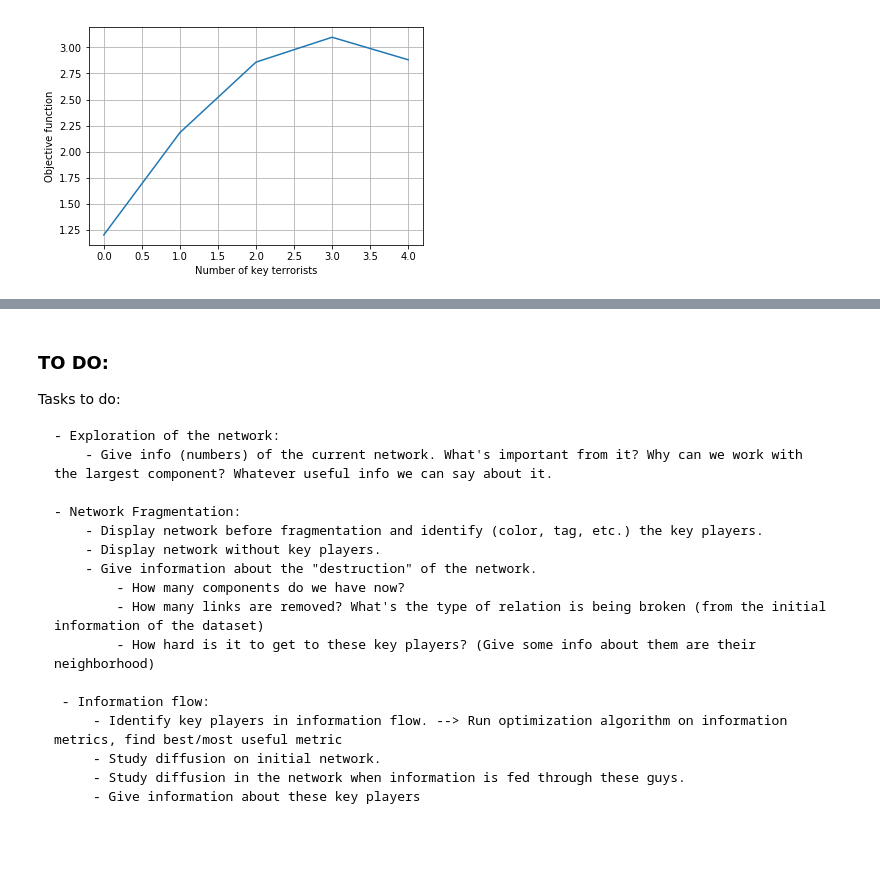
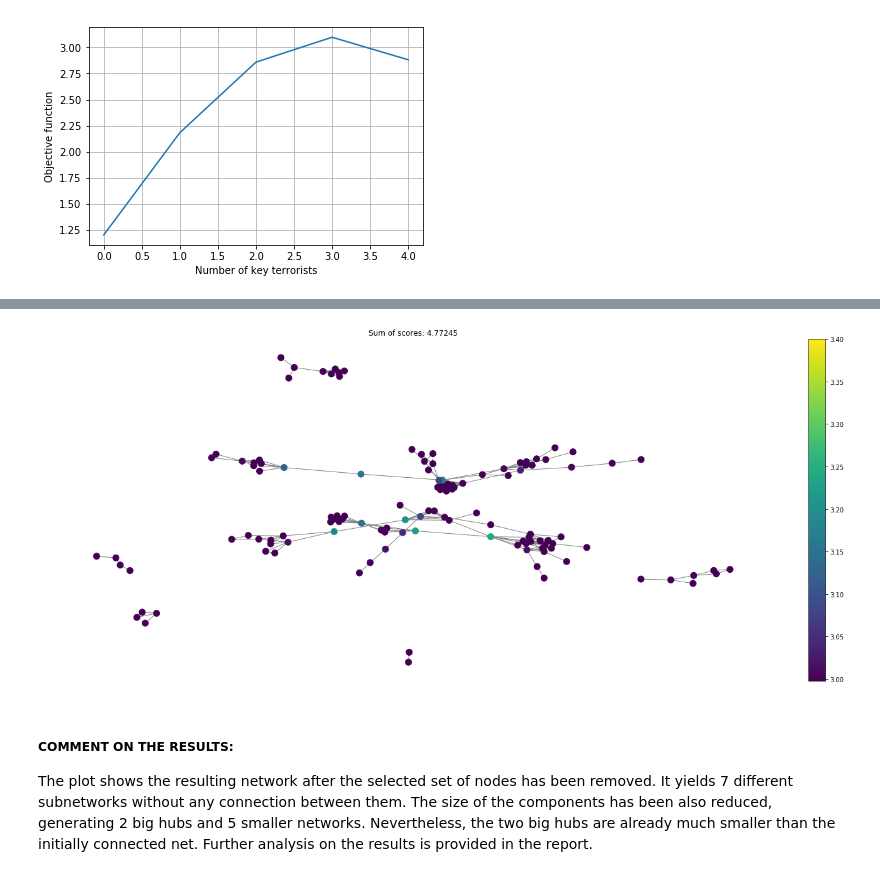
Before and after one commit to natbolon/terrorist_network_weaknesses, a Jupyter notebook: project/fragmentation.ipynb, the cells around one changed output, grey strips where cells are left out. Drawn from its saved outputs; the diff is of its cells as text; code cells hidden in the pictures; blank space fills up the shorter version.

```diff
--- a/project/fragmentation.ipynb
+++ b/project/fragmentation.ipynb
@@ -467,34 +477,20 @@ NameError: name 'gs' is not defined
 # %%
 # Post-fragmentation network
 G_frag2 = pg.graphs.Graph(adj_frag)
 G_frag2.set_coordinates('spring')
 
 frag2 = F2 + IE2 + Fd2
 
-fig = plt.figure(figsize=(18, 21))
+fig = plt.figure(figsize=(20, 10))
+gs = gridspec.GridSpec(1, 1,  hspace=0.3, wspace=0.05, left=0, right=0.97)
 ax = plt.subplot(gs[0])
 G_frag2.plot_signal(frag2, colorbar=True, ax=ax)
-#title = r'Sum of scores: {}'.format(round(np.sum(frag[set_kt[:-1]]), 5))
-#_ = ax.set_title(title)
+title = r'Sum of scores: {}'.format(round(np.sum(frag[set_kt[:-1]]), 5))
+_ = ax.set_title(title)
 ax.set_axis_off()
+# %% [output]
+[figure, added]
-# %% [markdown]
-### TO DO:
-
-Tasks to do:
-
-    - Exploration of the network:
-        - Give info (numbers) of the current network. What's important from it? Why can we work with the largest component? Whatever useful info we can say about it.
-
-    - Network Fragmentation:
-        - Display network before fragmentation and identify (color, tag, etc.) the key players.
-        - Display network without key players.
-        - Give information about the "destruction" of the network.
-            - How many components do we have now?
-            - How many links are removed? What's the type of relation is being broken (from the initial information of the dataset)
-            - How hard is it to get to these key players? (Give some info about them are their neighborhood)
-
-     - Information flow:
-         - Identify key players in information flow. --> Run optimization algorithm on information metrics, find best/most useful metric
-         - Study diffusion on initial network.
-         - Study diffusion in the network when information is fed through these guys.
-         - Give information about these key players
+# %% [markdown]
+##### COMMENT ON THE RESULTS:
+
+The plot shows the resulting network after the selected set of nodes has been removed. It yields 7 different subnetworks without any connection between them. The size of the components has been also reduced, generating 2 big hubs and 5 smaller networks. Nevertheless, the two big hubs are already much smaller than the initially connected net. Further analysis on the results is provided in the report.
```
Also changed, not shown: parts of 33 cells of this notebook, 8 other files.
